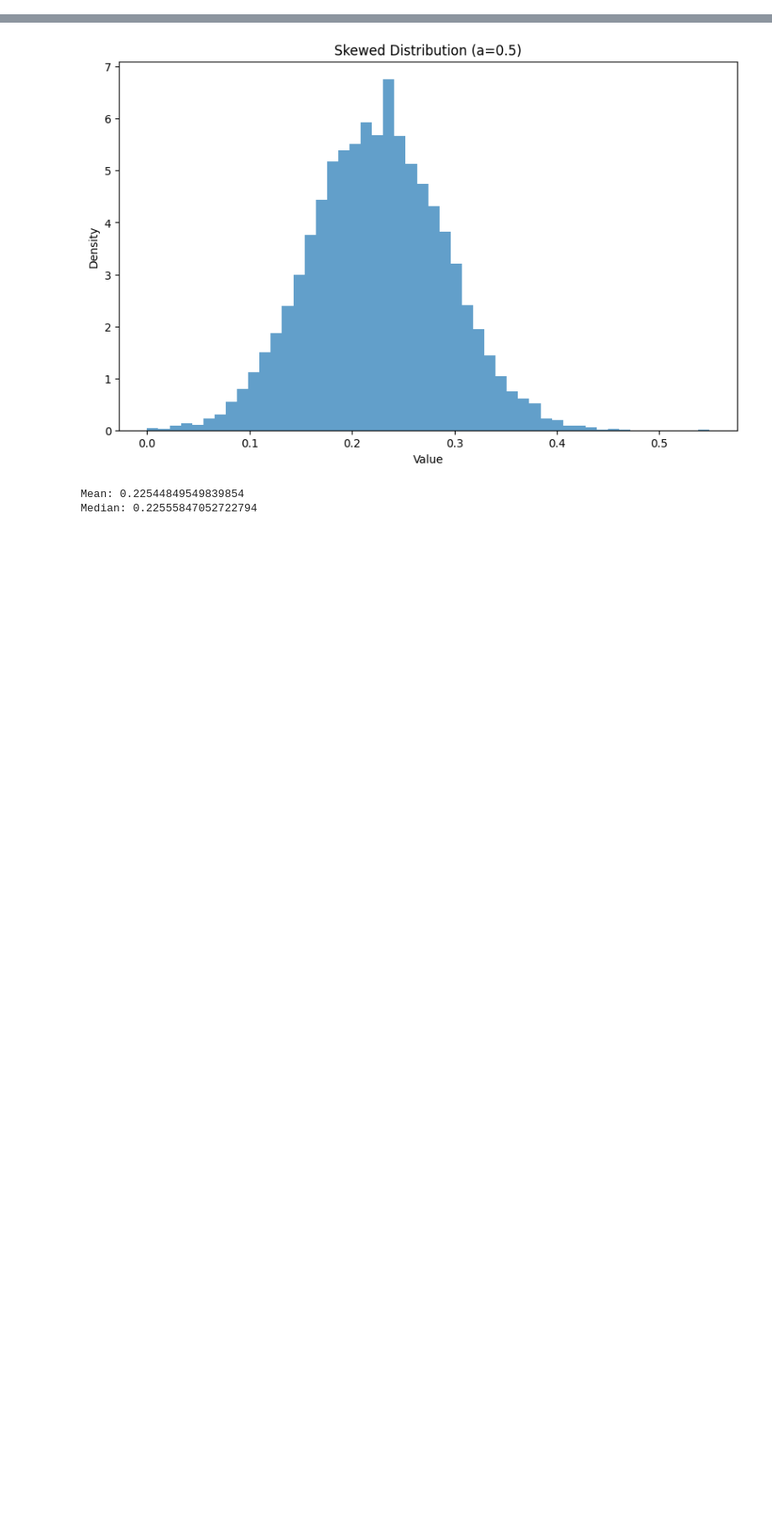
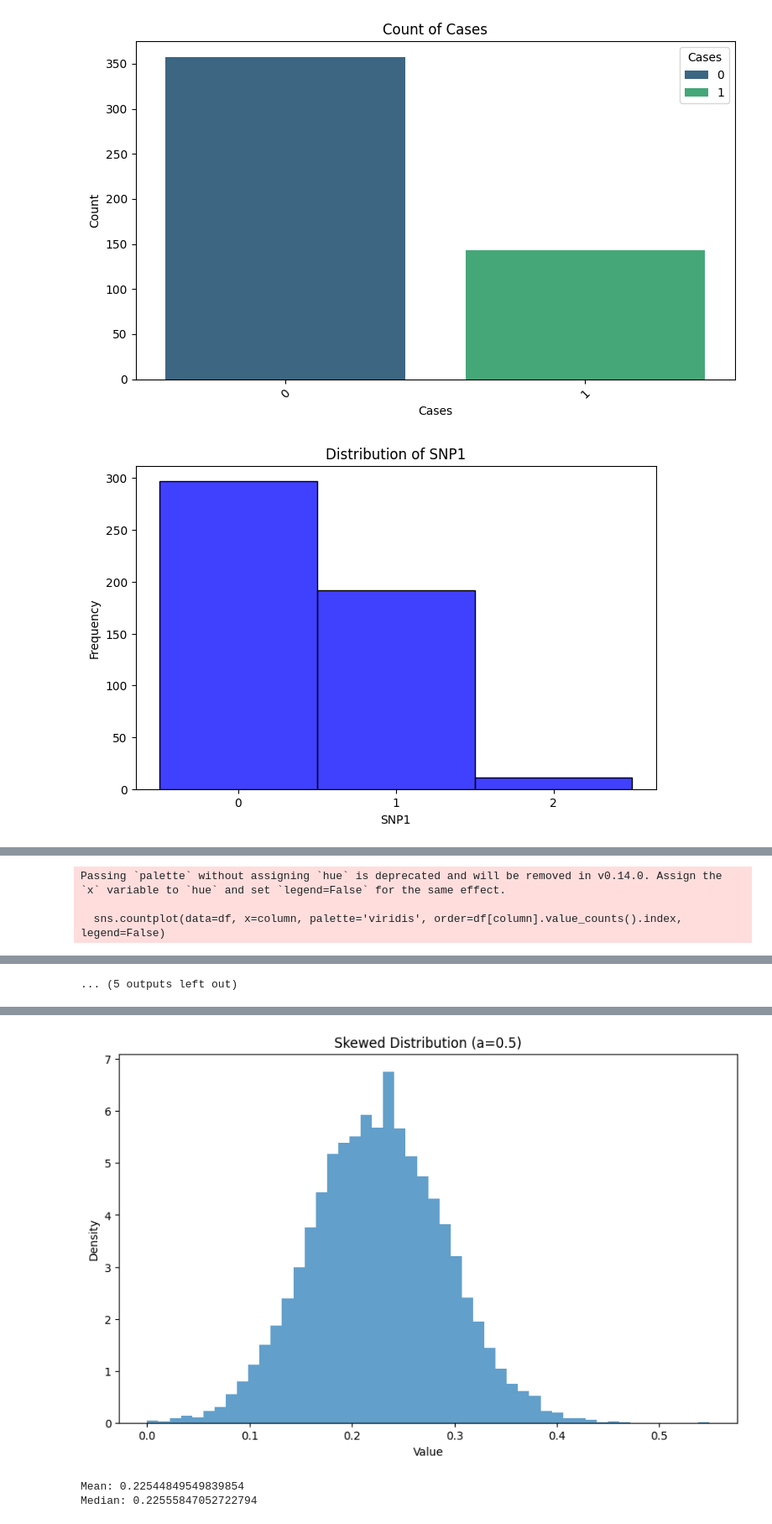
Before and after one commit to hmcooper1/cdmgroupwork, a Jupyter notebook: generate_data.ipynb, the cells around one changed output, grey strips where cells are left out. Shown at 84% size. Cells and saved outputs as stored; diff of their text form; code cells hidden in the pictures; blank space fills up the shorter version.

```diff
--- a/generate_data.ipynb
+++ b/generate_data.ipynb
@@ -121,0 +174,62 @@ fake_users
+# %%
+distrib_columns = ['Age', 'Country', 'Cities', 'Height', 'Education', 'BMI']
+gene_columns = ['gene1', 'gene2', 'gene3', 'gene4', 'gene5']
+hist_columns=['SNP1','SNP2']
+
+# Function to display general distributions
+def display_distributions(df):
+    for column in distrib_columns:
+        plt.figure(figsize=(8, 5))
+        if df[column].dtype in ['float64', 'int64']:  # Numerical variables
+            sns.histplot(df[column], kde=True, bins=50, color='blue', legend=False)
+            plt.title(f'Distribution of {column}')
+            plt.xlabel(column)
+            plt.ylabel('Frequency')
+        elif df[column].dtype == 'object' or df[column].nunique() < 15:  # Categorical variables
+            sns.countplot(data=df, x=column, palette='viridis', order=df[column].value_counts().index, legend=False)
+            plt.title(f'Distribution of {column}')
+            plt.xlabel(column)
+            plt.ylabel('Count')
+        else:
+            print(f"Skipping variable {column} (type: {df[column].dtype})")
+        plt.xticks(rotation=45)
+        plt.tight_layout()
+        plt.show()
+
+# Function to display gene distributions with limits between 0 and 1
+def display_gene_distributions(df):
+    for column in gene_columns:
+        plt.figure(figsize=(8, 5))
+        sns.histplot(df[column], kde=True, bins=30, color='green', legend=False)
+        plt.title(f'Distribution of {column}')
+        plt.xlabel(column)
+        plt.ylabel('Frequency')
+        plt.xlim(0.5, 1)  # Set x-axis limits to 0-1
+        plt.tight_layout()
+        plt.show()
+
+def display_hist_distributions(df):
+    for column in hist_columns:
+        plt.figure(figsize=(8, 5))
+        sns.histplot(df[column], bins=3, color='blue', discrete=True, legend=False)  # Use discrete=True for 0, 1, 2
+        plt.title(f'Distribution of {column}')
+        plt.xlabel(column)
+        plt.ylabel('Frequency')
+        plt.xticks([0, 1, 2])  # Explicitly set x-axis ticks
+        plt.show()
+
+# Call functions to display distributions
+plt.figure(figsize=(8, 5))
+sns.countplot(data=fake_users, x="Cases", palette="viridis", hue="Cases", dodge=False)
+plt.title("Count of Cases")
+plt.xlabel("Cases")
+plt.ylabel("Count")
+plt.xticks(rotation=45)
+plt.tight_layout()
+plt.show()
+display_hist_distributions(fake_users)
+display_distributions(fake_users)  # For general distributions
+display_gene_distributions(fake_users)  # For gene columns with 0-1 limit
+# %% [output]
+[figure, added]
+[figure, added]
@@ -121,0 +238,3 @@ fake_users
+Passing `palette` without assigning `hue` is deprecated and will be removed in v0.14.0. Assign the `x` variable to `hue` and set `legend=False` for the same effect.
+
+  sns.countplot(data=df, x=column, palette='viridis', order=df[column].value_counts().index, legend=False)
@@ -121,0 +252 @@ fake_users
+... (5 outputs left out)
```
Also changed, not shown: parts of 10 cells of this notebook, 3 other files.
